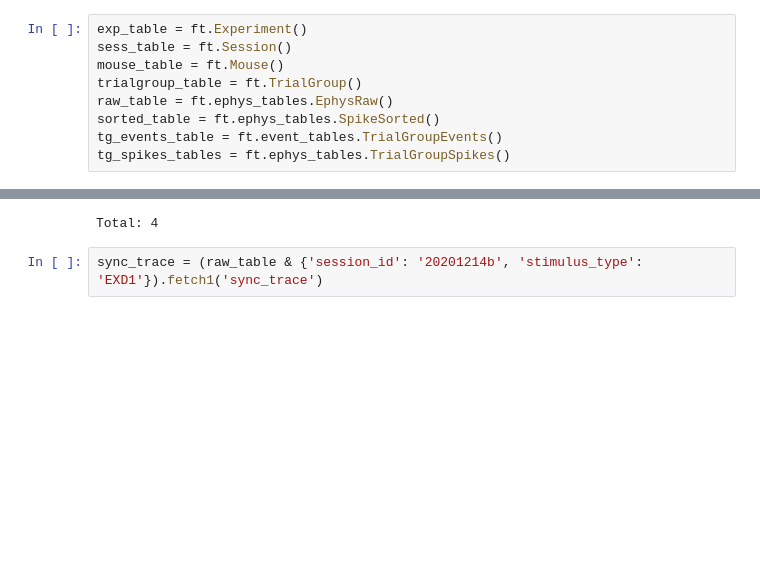
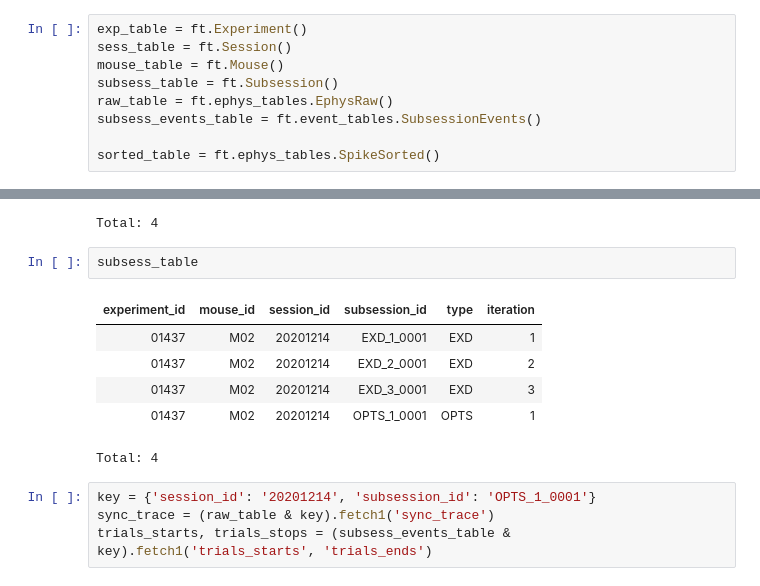
Before and after one commit to bramn22/DatajointVEIDB, a Jupyter notebook: analysis.ipynb, the cells around one changed output, grey strips where cells are left out. Drawn from its saved outputs; the diff is of its cells as text; blank space fills up the shorter version.

```diff
--- a/analysis.ipynb
+++ b/analysis.ipynb
@@ -30,9 +32,9 @@ dj.Di(ft.schema)
 exp_table = ft.Experiment()
 sess_table = ft.Session()
 mouse_table = ft.Mouse()
-trialgroup_table = ft.TrialGroup()
+subsess_table = ft.Subsession()
 raw_table = ft.ephys_tables.EphysRaw()
+subsess_events_table = ft.event_tables.SubsessionEvents()
+
 sorted_table = ft.ephys_tables.SpikeSorted()
-tg_events_table = ft.event_tables.TrialGroupEvents()
-tg_spikes_tables = ft.ephys_tables.TrialGroupSpikes()
 # %%
@@ -131,8 +132,19 @@ events_table
 | 01437 | M02 | 20201214b | EXD3_0001 | EXD3 | 144285767 | 30006 | -1 | ... |
 | 01437 | M02 | 20201214b | OPTS_0001 | OPTS | 205696127 | 29999 | 280143 | ... |
 Total: 4
-# %%
-sync_trace = (raw_table & {'session_id': '20201214b', 'stimulus_type': 'EXD1'}).fetch1('sync_trace')
+# %%
+subsess_table
+# %% [output]
+| experiment_id | mouse_id | session_id | subsession_id | type | iteration |
+| 01437 | M02 | 20201214 | EXD_1_0001 | EXD | 1 |
+| 01437 | M02 | 20201214 | EXD_2_0001 | EXD | 2 |
+| 01437 | M02 | 20201214 | EXD_3_0001 | EXD | 3 |
+| 01437 | M02 | 20201214 | OPTS_1_0001 | OPTS | 1 |
+Total: 4
+# %%
+key = {'session_id': '20201214', 'subsession_id': 'OPTS_1_0001'}
+sync_trace = (raw_table & key).fetch1('sync_trace')
+trials_starts, trials_stops = (subsess_events_table & key).fetch1('trials_starts', 'trials_ends')
 # %%
 sync_trace.shape
 # %% [output]
```
Also changed, not shown: parts of 13 cells of this notebook, 5 other files.
